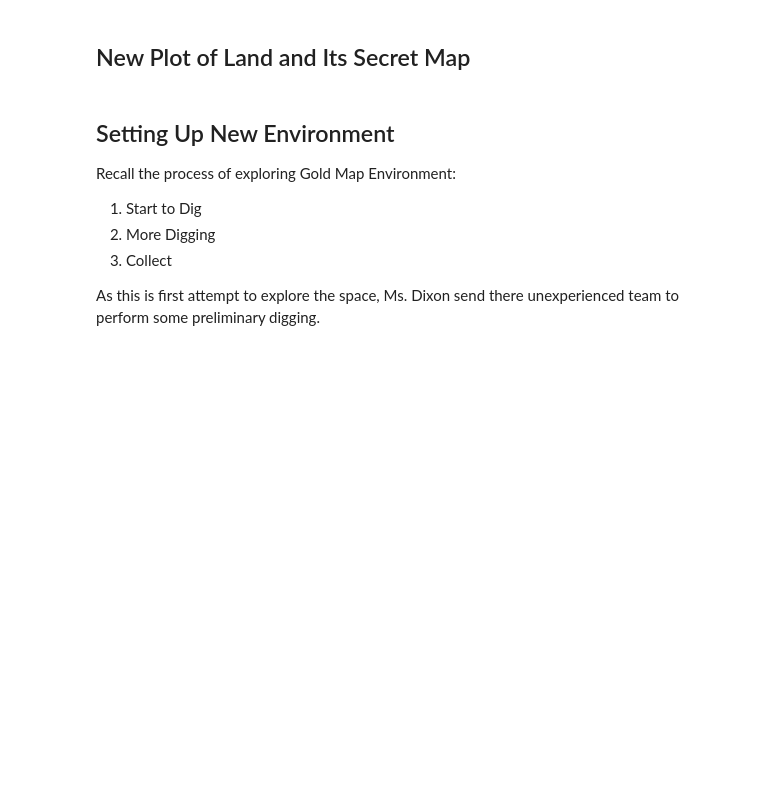
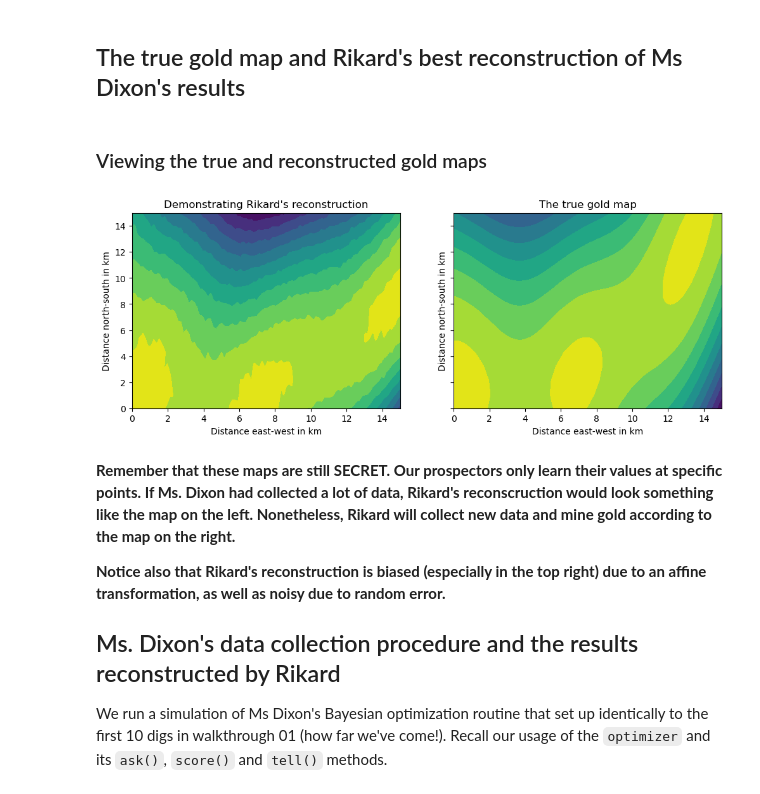
Before and after one commit to novonordisk-research/ProcessOptimizer, a Jupyter notebook: examples/walkthrough/08_transfer_to_new_environment.ipynb, the cells around one changed output. Saved outputs shown, nothing was run; the diff lists cells and outputs as text; code cells hidden in the pictures; blank space fills up the shorter version.

Commit message:
Transfer learning implementation, walkthrough and benchmarking experiments

```diff
--- a/examples/walkthrough/08_transfer_to_new_environment.ipynb
+++ b/examples/walkthrough/08_transfer_to_new_environment.ipynb
@@ -5,43 +9,56 @@ Due to big success of previous mining, Ms. Dixon has been given task to open new
 # %% [markdown]
-
-## New Plot of Land and Its Secret Map
+## The true gold map and Rikard's best reconstruction of Ms Dixon's results
 # %%
 import matplotlib.pyplot as plt
 import numpy as np
-import ProcessOptimizer
+import ProcessOptimizer as po
 from ProcessOptimizer.model_systems import get_model_system
 
-gold_map = get_model_system('gold_map')
+# The paramters that control the bias due to Rikard's truck's black box
+compass_offset = 0.2
+shift_offset = [0.1, 0]
+
+# The parameter that controls the noise in the gold yield approximations
+approximation_error_size = 0.02
+
+# Rikard's best representation of Ms Dixon's previous digs. The map is rotated and shifted and the scores are noisy.
+rikards_old_records = get_model_system('candidate_gold_map', rotate=compass_offset, shift=shift_offset)
+rikards_old_records.set_noise_model("constant")
+rikards_old_records.noise_model.set_noise_type("Gaussian")
+rikards_old_records.noise_size = approximation_error_size
+rikards_old_bounds = rikards_old_records.space.bounds
+
+# The gold map as Ms Dixon and Rikard record themselves.
+true_gold_map = get_model_system("gold_map")
+true_bounds = true_gold_map.space.bounds
+
 coordinates = [(0.0, 15.0), (0.0, 15.0)]
-bounds = gold_map.space.bounds
-
-# experiment with setting the rotate and shift parameters to get new gold map candidates
-# rotate = 1. and shift = 0. corresponds to the original gold map
-new_gold_map = get_model_system('candidate_gold_map', rotate=3, shift=2.5)
-candidate_bounds = gold_map.space.bounds
+# %% [markdown]
+### Viewing the true and reconstructed gold maps
 # %%
 x_list = np.linspace(coordinates[0][0],coordinates[0][1],100)
 y_list = np.linspace(coordinates[1][0],coordinates[1][1],15,100)
 fig, ax = plt.subplots(1, 2, figsize=(12, 4), sharey=True)
 
 (x_mesh,y_mesh) = np.meshgrid(x_list,y_list)
 mesh_values = lambda score_fcn: [[-score_fcn.get_score((x,y)) for (x,y) in zip(x_vec,y_vec)]
                 for (x_vec,y_vec) in zip(x_mesh,y_mesh)]
 
 for ax_, score_fcn_, title_ in zip(ax.flatten(),
-                                       [gold_map, new_gold_map],
-                                       ['Secret Gold Map', 'Secret New Gold Opportunity Map']):
+                                       [rikards_old_records, true_gold_map],
+                                       ["Demonstrating Rikard's reconstruction", "The true gold map"]):
     ax_.contourf(x_mesh,y_mesh, mesh_values(score_fcn_), 10)
     ax_.set_xlabel("Distance east-west in km")
     ax_.set_ylabel("Distance north-south in km")
     ax_.set_title(title_)
+# %% [output]
+[figure, added]
 # %% [markdown]
-## Setting Up New Environment
+**Remember that these maps are still SECRET. Our prospectors only learn their values at specific points. If Ms. Dixon had collected a lot of data, Rikard's reconscruction would look something like the map on the left. Nonetheless, Rikard will collect new data and mine gold according to the map on the right.**
 
-Recall the process of exploring Gold Map Environment:
-1. Start to Dig
-2. More Digging
-3. Collect
+**Notice also that Rikard's reconstruction is biased (especially in the top right) due to an affine transformation, as well as noisy due to random error.**
 
-As this is first attempt to explore the space, Ms. Dixon send there unexperienced team to perform some preliminary digging.
+## Ms. Dixon's data collection procedure and the results reconstructed by Rikard
+
+We run a simulation of Ms Dixon's Bayesian optimization routine that set up identically to the first 10 digs in walkthrough 01 (how far we've come!). Recall our usage of the `optimizer` and its `ask()`, `score()` and `tell()` methods.
 # %%
```
Also changed, not shown: parts of 24 cells of this notebook, 6 other files.
